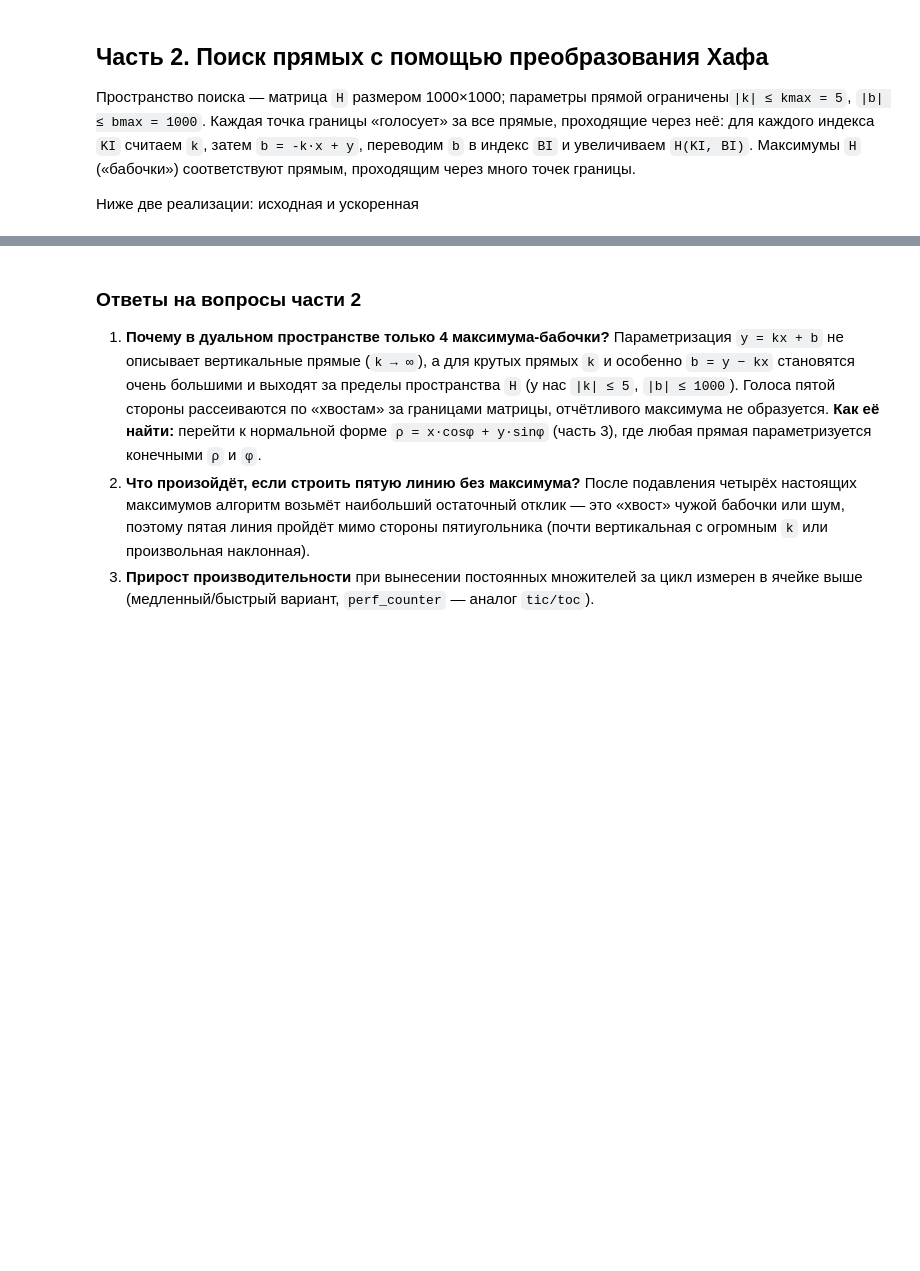
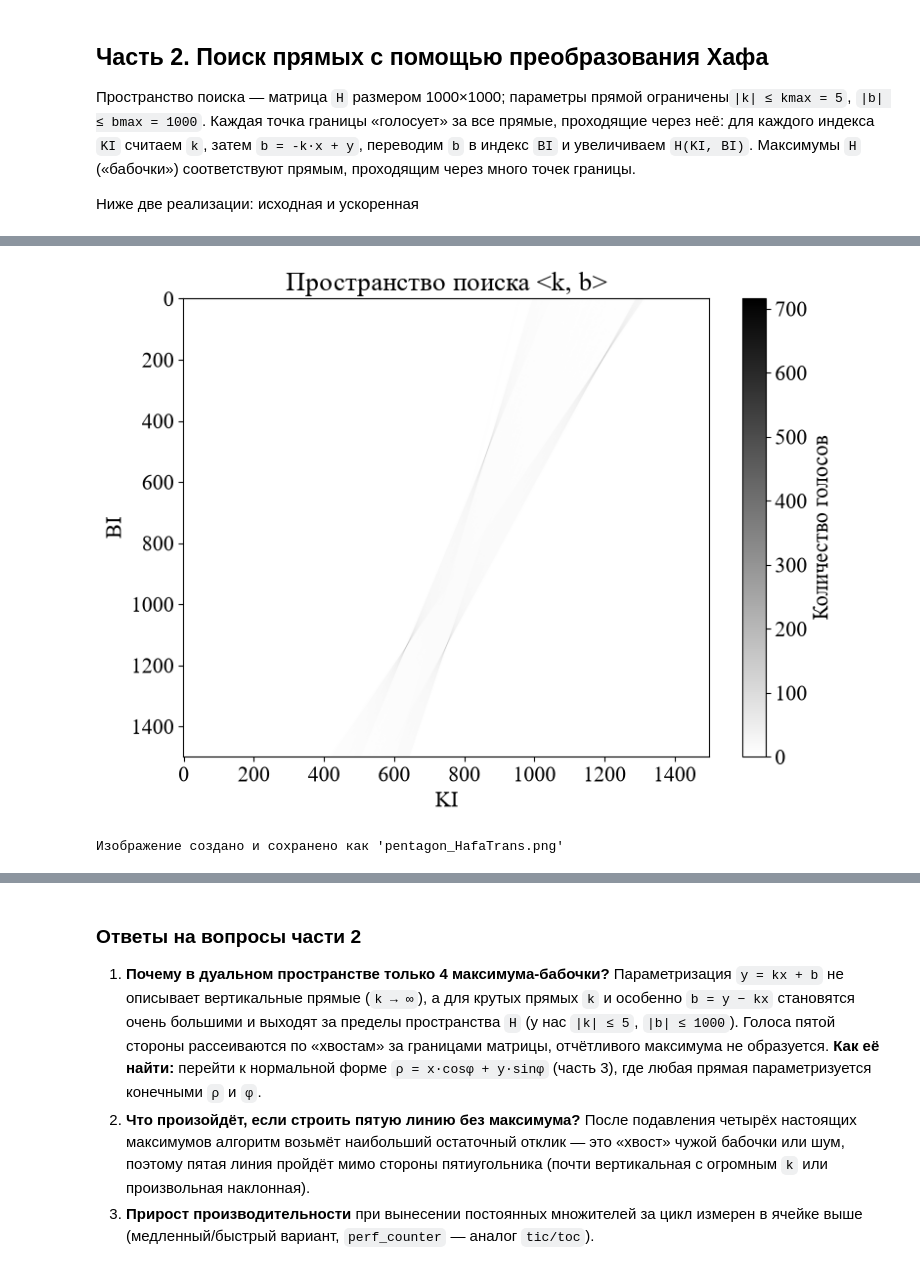
Before and after one commit to RiXenGC/pattern-recognition, a Jupyter notebook: lr3/main.ipynb, the cells around one changed output, grey strips where cells are left out. Saved outputs shown, nothing was run; the diff lists cells and outputs as text; code cells hidden in the pictures; blank space fills up the shorter version.

```diff
--- a/lr3/main.ipynb
+++ b/lr3/main.ipynb
@@ -245,16 +253,19 @@ print(f'\nПолное преобразование: {t_full:.3f} c')
 # %%
-plt.figure(figsize=(8, 6))
+fig = plt.figure(figsize=(8, 6))
 plt.imshow(H.T, aspect="auto", cmap="gray_r")
 plt.title("Пространство поиска <k, b>")
 plt.xlabel("KI")
 plt.ylabel("BI")
 plt.colorbar(label="Количество голосов")
 
 plt.tight_layout()
 plt.show()
 
 fig.savefig(ROOT_DIR / "data/lr3/pentagon_HafaTrans.png")
 print("Изображение создано и сохранено как 'pentagon_HafaTrans.png'")
+# %% [output]
+[figure, added]
+Изображение создано и сохранено как 'pentagon_HafaTrans.png'
 # %%
 def kb_from_indices(KI, BI):
     """Пересчёт индексов матрицы H в параметры прямой k, b."""
```
Also changed, not shown: parts of 8 cells of this notebook.
